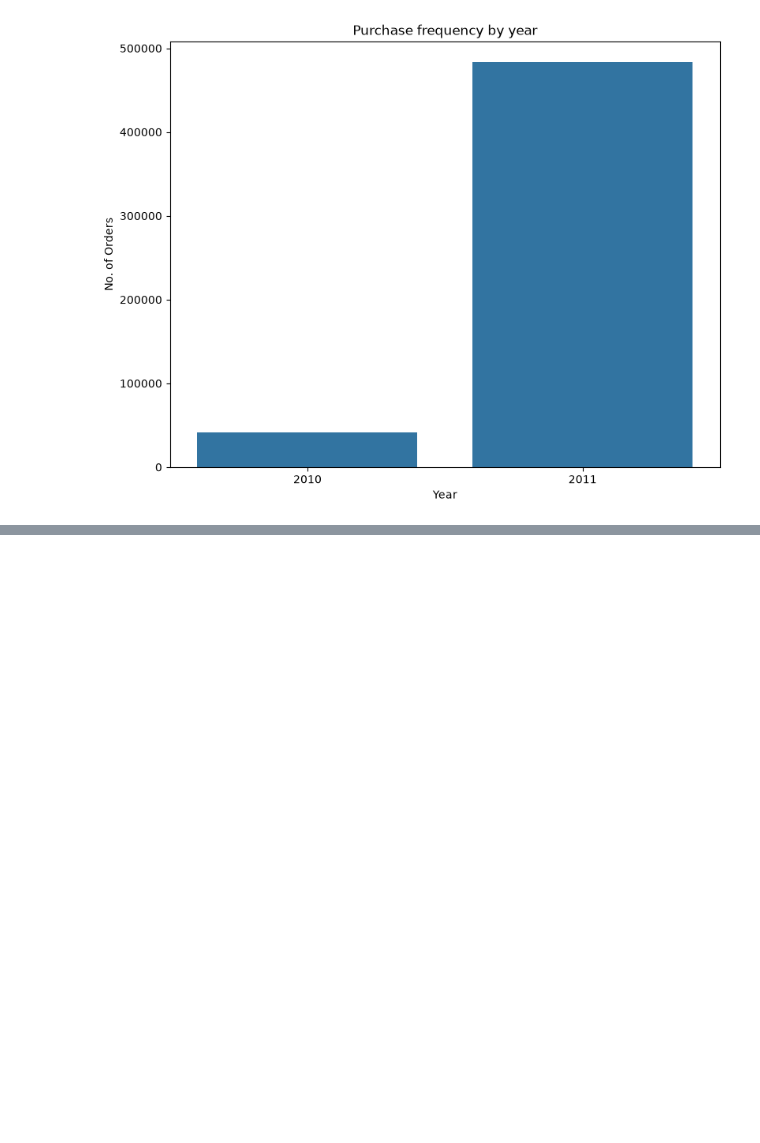
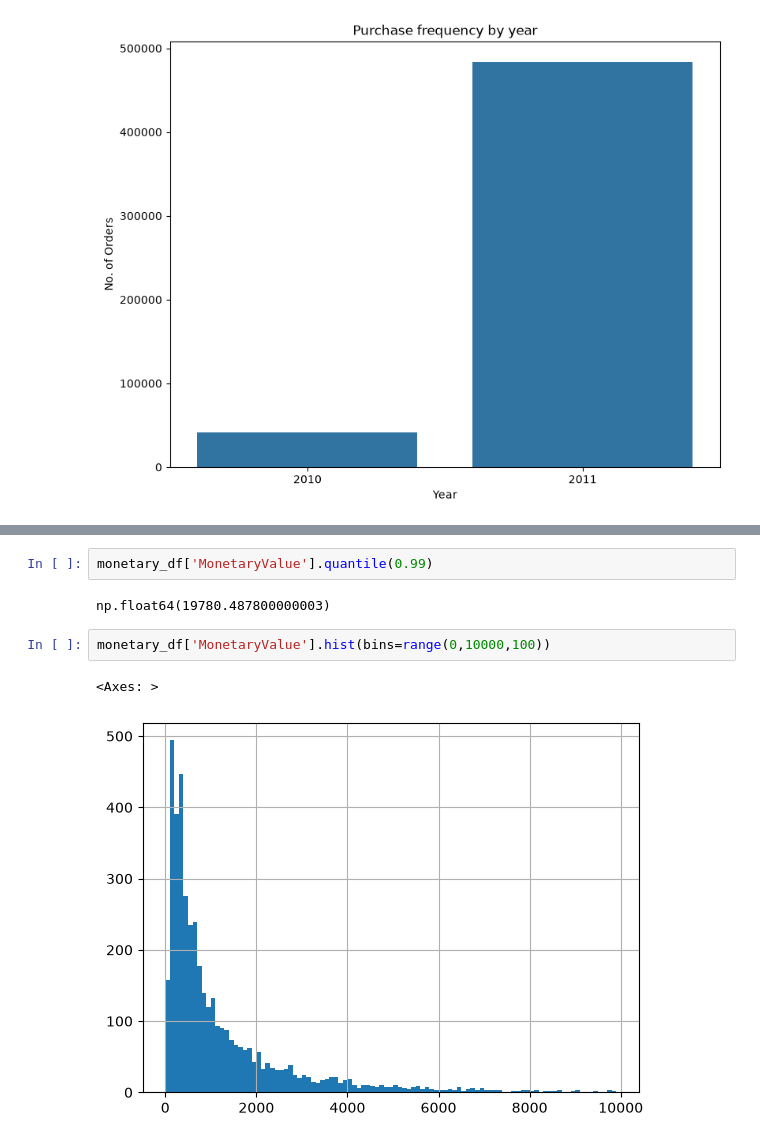
Before and after one commit to there-are-places/Online-Retail-Dataset_Lab2, a Jupyter notebook: onlineRetail.ipynb, the cells around one changed output, grey strips where cells are left out. Cells and saved outputs as stored; diff of their text form; blank space fills up the shorter version.

```diff
--- a/onlineRetail.ipynb
+++ b/onlineRetail.ipynb
@@ -388,0 +478,9 @@ plt.show()
+# %%
+monetary_df['MonetaryValue'].quantile(0.99)
+# %% [output]
+np.float64(19780.487800000003)
+# %%
+monetary_df['MonetaryValue'].hist(bins=range(0,10000,100))
+# %% [output]
+<Axes: >
+[figure, added]
```
Also changed, not shown: parts of 32 cells of this notebook.
